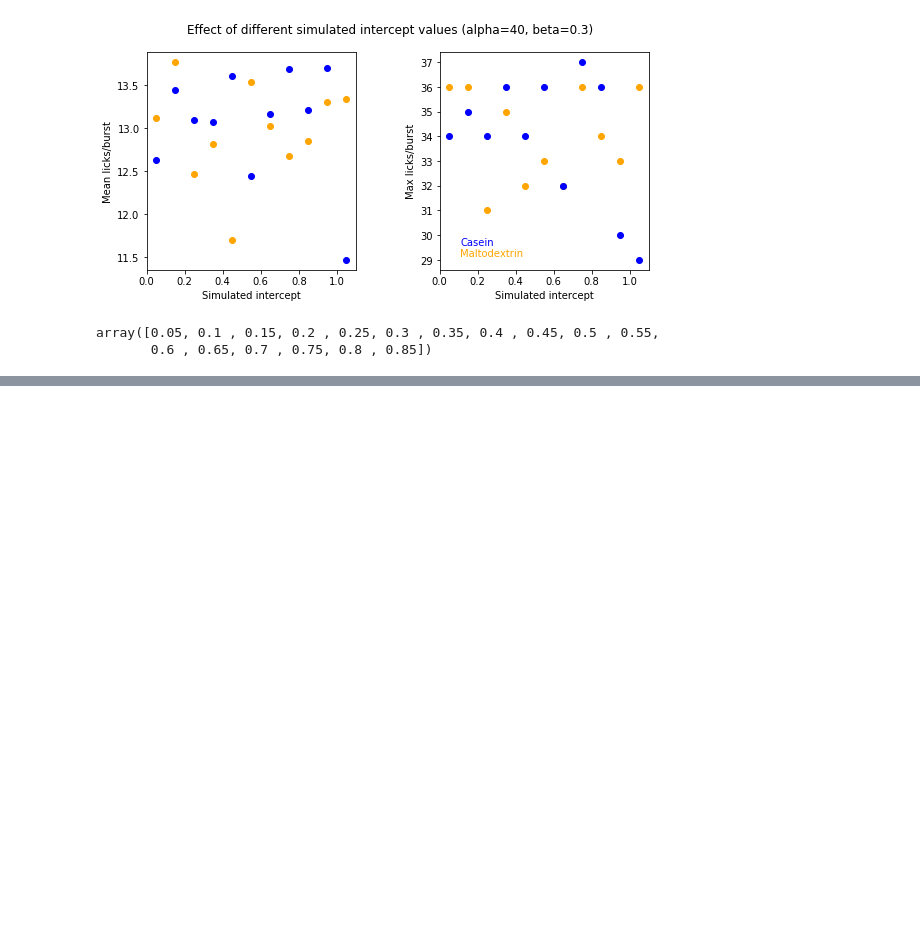
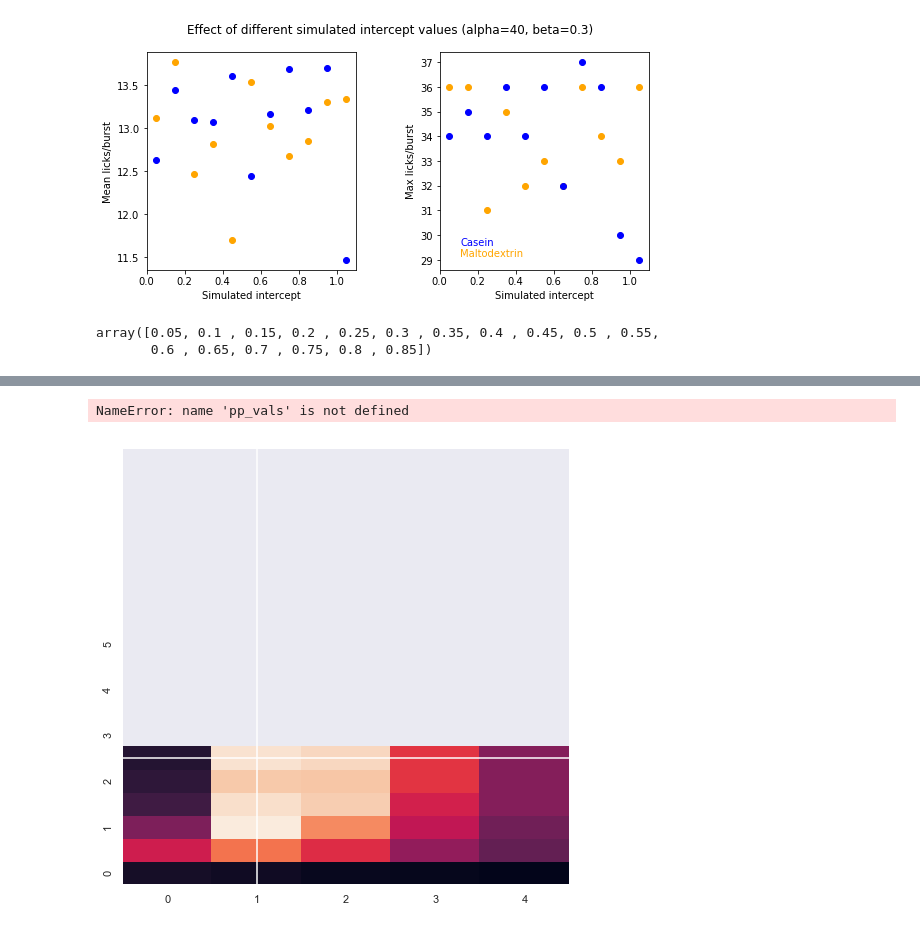
Before and after one commit to mccutcheonlab/lickmodel, a Jupyter notebook: notebooks/lickmodel2_lognormal.ipynb, the cells around one changed output, grey strips where cells are left out. Saved outputs shown, nothing was run; the diff lists cells and outputs as text; code cells hidden in the pictures; blank space fills up the shorter version.

```diff
--- a/notebooks/lickmodel2_lognormal.ipynb
+++ b/notebooks/lickmodel2_lognormal.ipynb
@@ -372,0 +517,22 @@ array([0.05, 0.1 , 0.15, 0.2 , 0.25, 0.3 , 0.35, 0.4 , 0.45, 0.5 , 0.55,
+# %%
+# Running real rats to fit to model
+
+# for extracting real data
+%run extractlicks.ipynb
+
+print('PR', test1_data_PR.keys())
+print('NR', test1_data_NR.keys())
+
+ratkey = 'IPP3.8'
+licks = test1_data_PR[ratkey]
+lickdata = analyse_licks(licks, histbins)
+nruns = len(lickdata['licks'])
+
+p1_vals = ["{:.1f}".format(x+0.05) for x in param_alpha['boundbins']]
+p2_vals = ["{:.0f}".format(x) for x in param_beta['boundbins']]
+
+fitted = fit(lickdata, param_alpha, param_beta, intercept, histbins, nruns=nruns, fittype='cumsums')
+f = fit_plus_MLs(fitted, subject=ratkey, savefig=True)
+# %% [output]
+NameError: name 'pp_vals' is not defined
+[figure, added]
```
Also changed, not shown: parts of 5 cells of this notebook.
